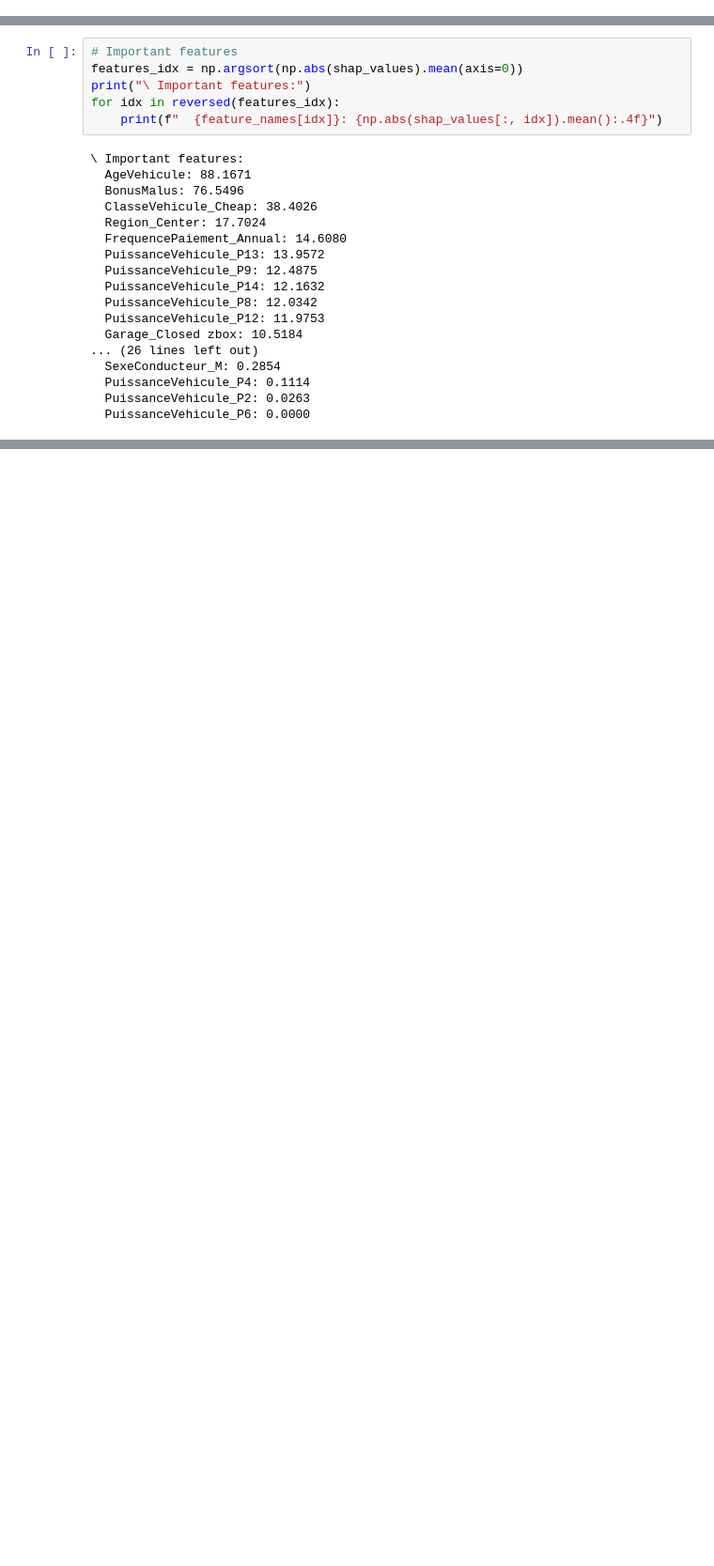
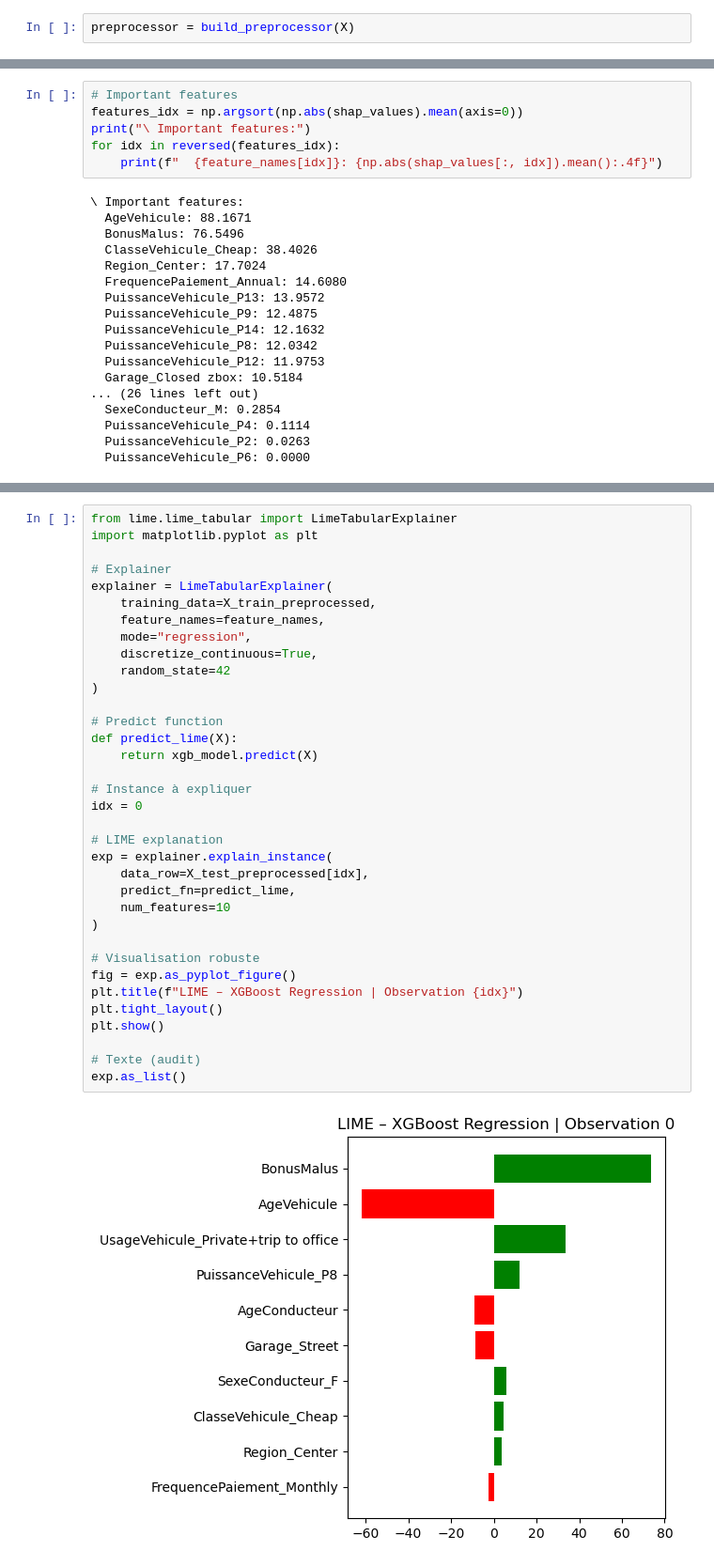
Before and after one commit to Bilelly/Pricing_Model_Validation_and_Monitoring, a Jupyter notebook: notebook/Prediction/03_data_modeling.ipynb, the cells around one changed output, grey strips where cells are left out. Shown at 94% size. Saved outputs shown, nothing was run; the diff lists cells and outputs as text; blank space fills up the shorter version.

```diff
--- a/notebook/Prediction/03_data_modeling.ipynb
+++ b/notebook/Prediction/03_data_modeling.ipynb
@@ -49,3 +46,5 @@ preprocessor = ColumnTransformer([
+# %%
+preprocessor = build_preprocessor(X)
 # %% [markdown]
 ---
 Train Model
@@ -313,0 +319,37 @@ for idx in reversed(features_idx):
+# %%
+from lime.lime_tabular import LimeTabularExplainer
+import matplotlib.pyplot as plt
+
+# Explainer
+explainer = LimeTabularExplainer(
+    training_data=X_train_preprocessed,
+    feature_names=feature_names,
+    mode="regression",
+    discretize_continuous=True,
+    random_state=42
+)
+
+# Predict function
+def predict_lime(X):
+    return xgb_model.predict(X)
+
+# Instance à expliquer
+idx = 0
+
+# LIME explanation
+exp = explainer.explain_instance(
+    data_row=X_test_preprocessed[idx],
+    predict_fn=predict_lime,
+    num_features=10
+)
+
+# Visualisation robuste
+fig = exp.as_pyplot_figure()
+plt.title(f"LIME – XGBoost Regression | Observation {idx}")
+plt.tight_layout()
+plt.show()
+
+# Texte (audit)
+exp.as_list()
+# %% [output]
+[figure, added]
```
Also changed, not shown: parts of 9 cells of this notebook, 4 other files.
